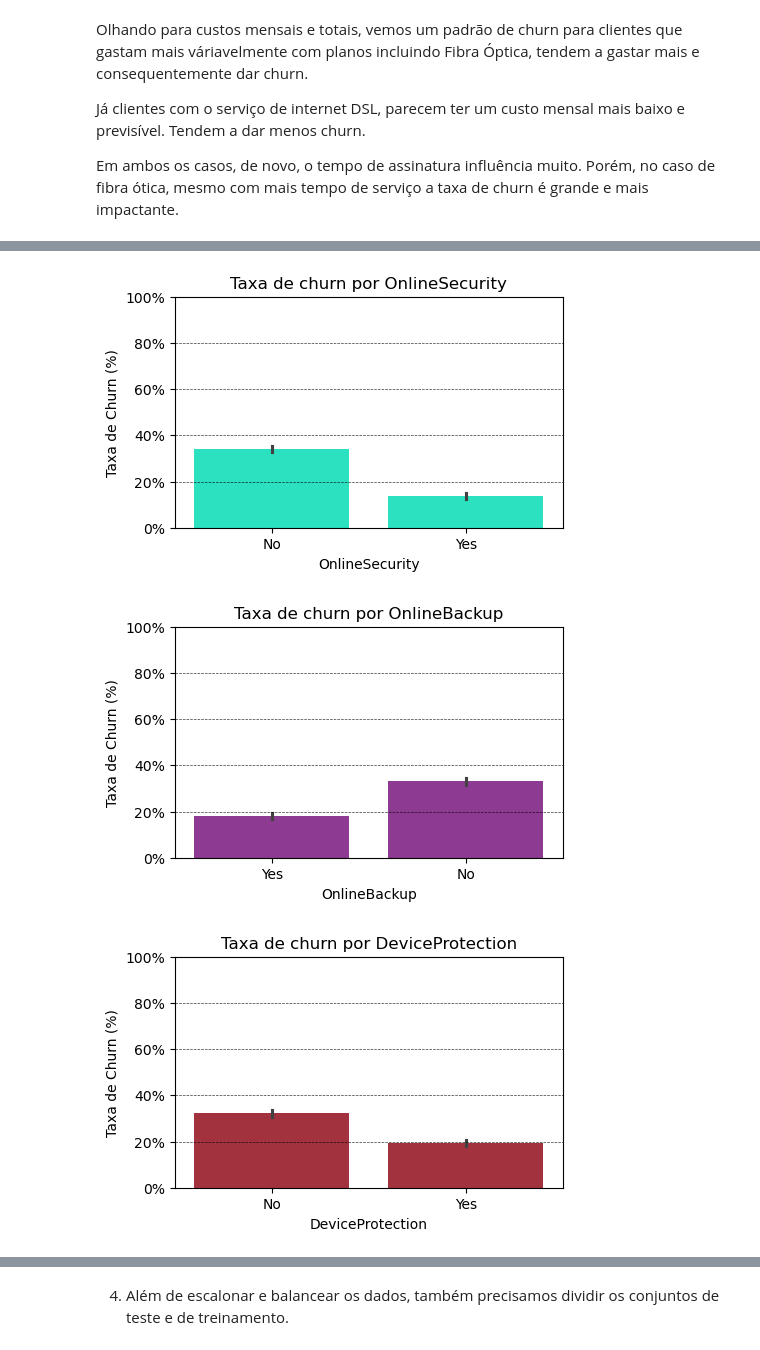
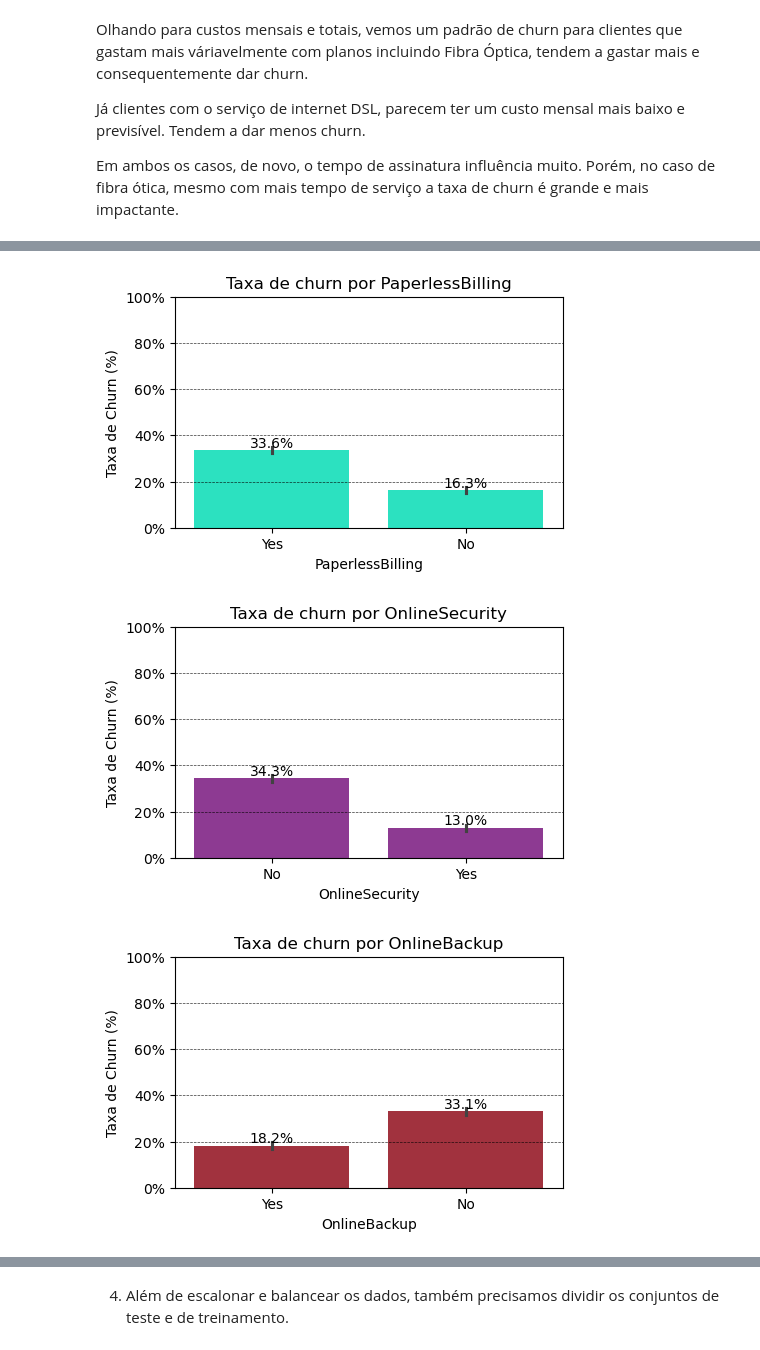
Before and after one commit to henriqueTsugiyama/notebooks-analysis, a Jupyter notebook: telecom-model-ML/final_project.ipynb, the cells around one changed output, grey strips where cells are left out. Cells and saved outputs as stored; diff of their text form; code cells hidden in the pictures.

Commit message:
adding more features to bar charts of services features final project

```diff
--- a/telecom-model-ML/final_project.ipynb
+++ b/telecom-model-ML/final_project.ipynb
@@ -489,4 +486,0 @@ columns_demographics = [ 'gender', 'SeniorCitizen', 'Partner', 'Dependents']
-# %%
-for col in columns_demographics:
-    print(f"\n{col}:")
-    print(pd.crosstab(df_merged[col], df_merged['Churn'], normalize='index'))
@@ -511,6 +487,3 @@ Yes         0.845498  0.154502
 # %%
-columns_services = [ 'OnlineSecurity', 'OnlineBackup', 'DeviceProtection', 'TechSupport', 'StreamingTV']
-
-for col in columns_services:
-    print(f"\n{col}:")
-    print(pd.crosstab(df_merged[col], df_merged['Churn'], normalize='index'))
+columns_services = [ 'PaperlessBilling', 'OnlineSecurity', 'OnlineBackup', 'DeviceProtection', 'TechSupport', 'StreamingTV', 'StreamingMovies']
+columns_demographics = [ 'gender', 'SeniorCitizen', 'Partner', 'Dependents']
@@ -547,6 +502,14 @@ for i, col in enumerate(merged_columns):
         estimator=lambda x: np.mean(x) * 100,
         palette=[colors[i % len(colors)] for _ in df_merged[col].unique()]
     )
+
+    for p in ax.patches:
+        ax.annotate(f'{p.get_height():.1f}%',
+                    (p.get_x() + p.get_width() / 2., p.get_height()),
+                    ha='center',
+                    va='bottom',
+                    fontsize=10)
+
     plt.title(f'Taxa de churn por {col}')
     plt.ylabel('Taxa de Churn (%)')
     plt.ylim(0, 100)
@@ -564,3 +527,3 @@ for i, col in enumerate(merged_columns):
-[figure, old version]
+[figure, new version]
-[figure, old version]
+[figure, new version]
-[figure, old version]
+[figure, new version]
```
Also changed, not shown: parts of 17 cells of this notebook.
